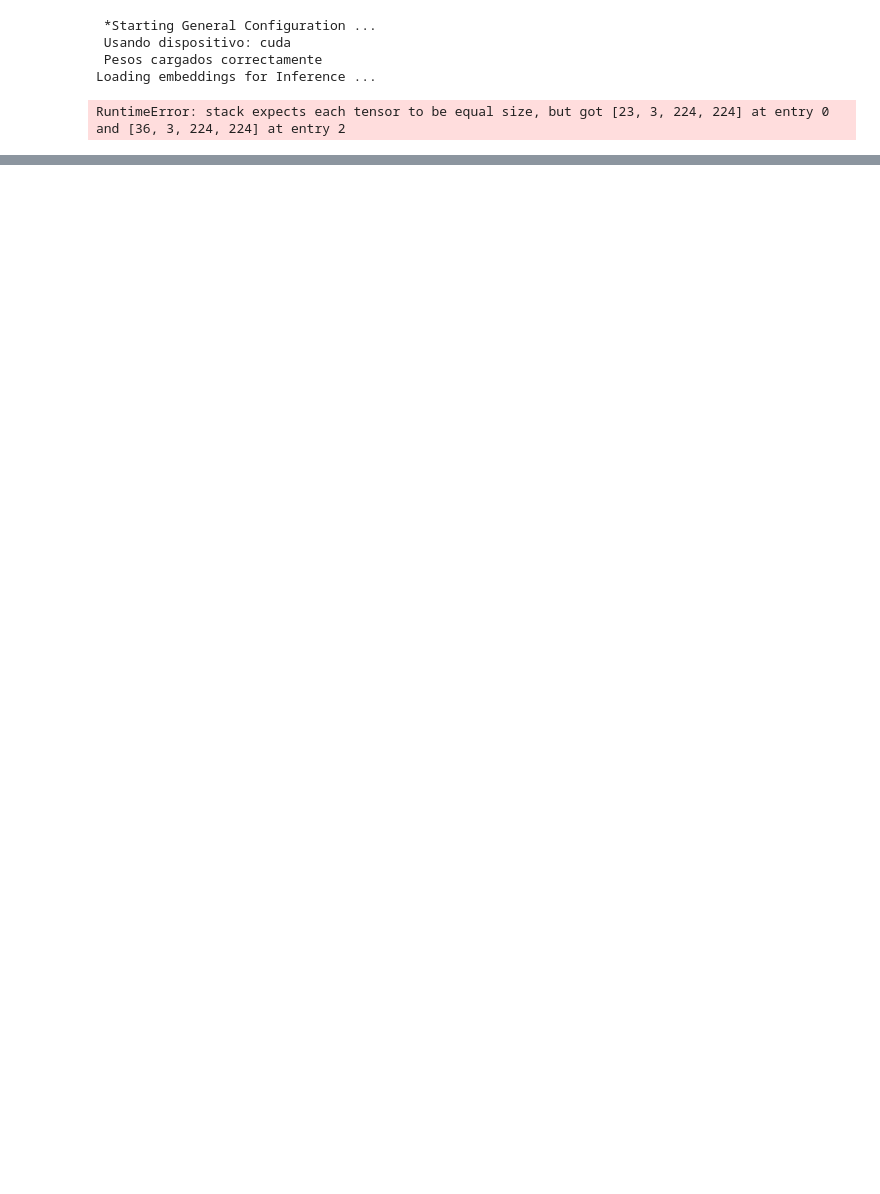
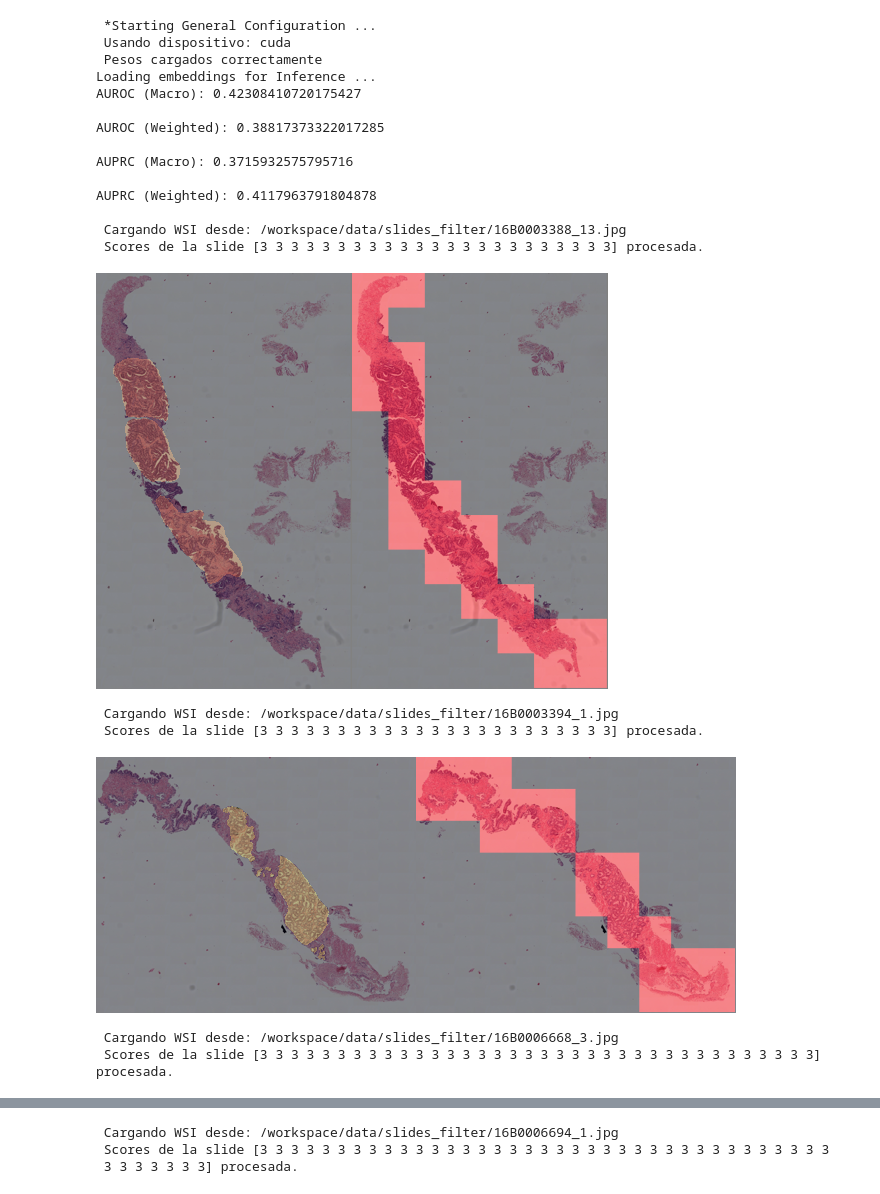
Before and after one commit to Nataliah612/Prost_Graph, a Jupyter notebook: notebooks/heatmaps.ipynb, the cells around one changed output, grey strips where cells are left out. Cells and saved outputs as stored; diff of their text form; code cells hidden in the pictures; blank space fills up the shorter version.

Commit message:
fixing errors

```diff
--- a/notebooks/heatmaps.ipynb
+++ b/notebooks/heatmaps.ipynb
@@ -77,7 +77,7 @@ from models.keep_model import get_keep_ia3_model
 from models.CNN import CNNEmbedder
 
 # DEFINE PATHS
-ckpt_path = "/workspace/results/try_cnn_graph_lr_0.0001_bz_4_epochs_50_weightdecay1e-05_small_dataset/best_model"
+ckpt_path = "/workspace/results/try_cnn_mlp_lr_0.0001_bz_4_epochs_10_weightdecay1e-05_small_dataset/last_model"
 result_path = "/workspace/data/patch_coord_2.xlsx"
 folder_original_imgs = '/workspace/data/slides_filter'
 num_img_show = 10
@@ -117,7 +117,7 @@ inference_loader = DataLoader(WSI_Dataset(df_test, df_test.index, inference_heat
 
 # INFERENCE IN MODEL
 model, inference_loader = accelerator.prepare(model, inference_loader)
-inference_metrics, inference_loss, test_outputs = run_epoch(model, inference_loader, device, accelerator, loss, None, mode='test',inference_heatmap=True, multilabel_prob_threshold=0.4, tumor_abs_threshold=0.1, alpha_pe=0, alpha_pc=0)
+inference_metrics, inference_loss, _,_,test_outputs = run_epoch(model, inference_loader, device, accelerator, loss, None, mode='test',inference_heatmap=True, multilabel_prob_threshold=0.4, tumor_abs_thresh=0.1, alpha_pe=0, alpha_pc=0)
 
 # METRICS
 print(f"AUROC (Macro): {inference_metrics['multilabel']['auroc_macro']} \n")
@@ -134,38 +134,53 @@ for index, row in test_outputs.iterrows():
 
     heatmap = build_heatmap(    coords = row['coords'],
                                 scores = row['scores'],
-                                weights = row['weights'],
+                                #weights = row['weights'],
                                 patch_size=512,
                                 scale_factor=16,
                                 save_path=None)
     # Cargar la WSI original
     slide_id = slide_id.replace('.h5','') + '.jpg'  # Ajustar extensión si es necesario
     file_name = slide_id.split('/')[-1]
 
     wsi_path = os.path.join(folder_original_imgs,file_name)
     print(f" Cargando WSI desde: {wsi_path} ")
     print(f" Scores de la slide {row['scores']} procesada.")
     orig = Image.open(wsi_path)
     w, h = orig.size
     new_size = (w // 16, h // 16)
     orig = orig.resize(new_size, Image.Resampling.BICUBIC)
 
     #Crear overlay heatmap sobre la imagen
     overlay = overlay_heatmap_on_image(orig, heatmap)
 
     # Dibujar parches GT en la imagen real (lado izquierdo)
     orig_with_gt = draw_gt_patches(orig.copy(), df_patch_class, file_name)
 
     # Crear imagen lado a lado
     w2, h2 = orig_with_gt.size
     canvas = Image.new("RGB", (w2*2, h2))
     canvas.paste(orig_with_gt, (0, 0))
     canvas.paste(overlay, (w2, 0))
 
     canvas.show()
 # %% [output]
  *Starting General Configuration ...
  Usando dispositivo: cuda
  Pesos cargados correctamente
 Loading embeddings for Inference ...
+AUROC (Macro): 0.42308410720175427
+
+AUROC (Weighted): 0.38817373322017285
+
+AUPRC (Macro): 0.3715932575795716
+
+AUPRC (Weighted): 0.4117963791804878
+
+ Cargando WSI desde: /workspace/data/slides_filter/16B0003388_13.jpg
+ Scores de la slide [3 3 3 3 3 3 3 3 3 3 3 3 3 3 3 3 3 3 3 3 3 3 3] procesada.
+[figure, added]
-RuntimeError: stack expects each tensor to be equal size, but got [23, 3, 224, 224] at entry 0 and [36, 3, 224, 224] at entry 2
+ Cargando WSI desde: /workspace/data/slides_filter/16B0003394_1.jpg
+ Scores de la slide [3 3 3 3 3 3 3 3 3 3 3 3 3 3 3 3 3 3 3 3 3 3 3] procesada.
+[figure, added]
+ Cargando WSI desde: /workspace/data/slides_filter/16B0006668_3.jpg
+ Scores de la slide [3 3 3 3 3 3 3 3 3 3 3 3 3 3 3 3 3 3 3 3 3 3 3 3 3 3 3 3 3 3 3 3 3 3 3 3] procesada.
@@ -171,0 +188,3 @@ RuntimeError: stack expects each tensor to be equal size, but got [23, 3, 224, 2
+ Cargando WSI desde: /workspace/data/slides_filter/16B0006694_1.jpg
+ Scores de la slide [3 3 3 3 3 3 3 3 3 3 3 3 3 3 3 3 3 3 3 3 3 3 3 3 3 3 3 3 3 3 3 3 3 3 3 3 3
+ 3 3 3 3 3 3 3] procesada.
```
Also changed, not shown: parts of 1 cell of this notebook, 5 other files.
